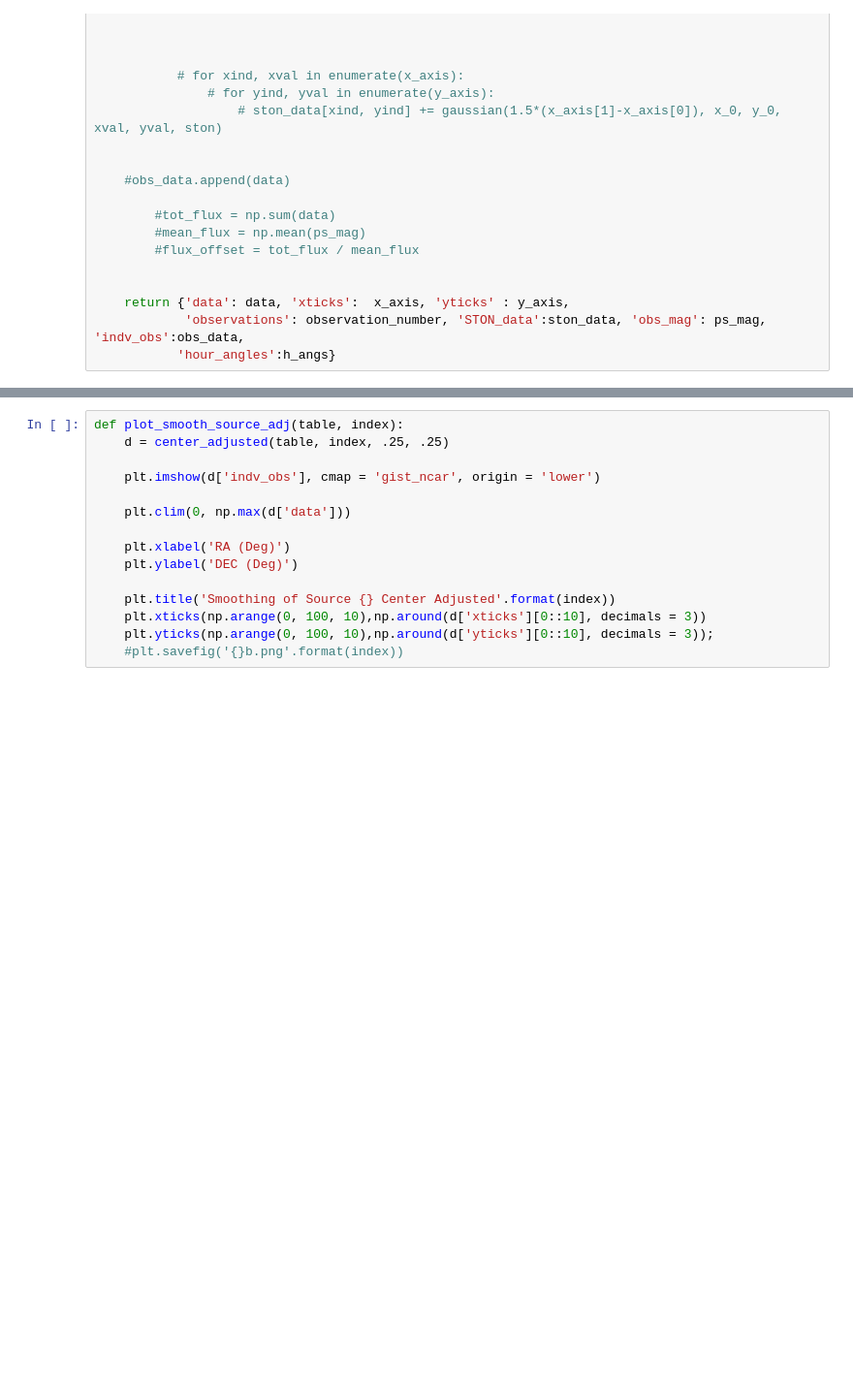
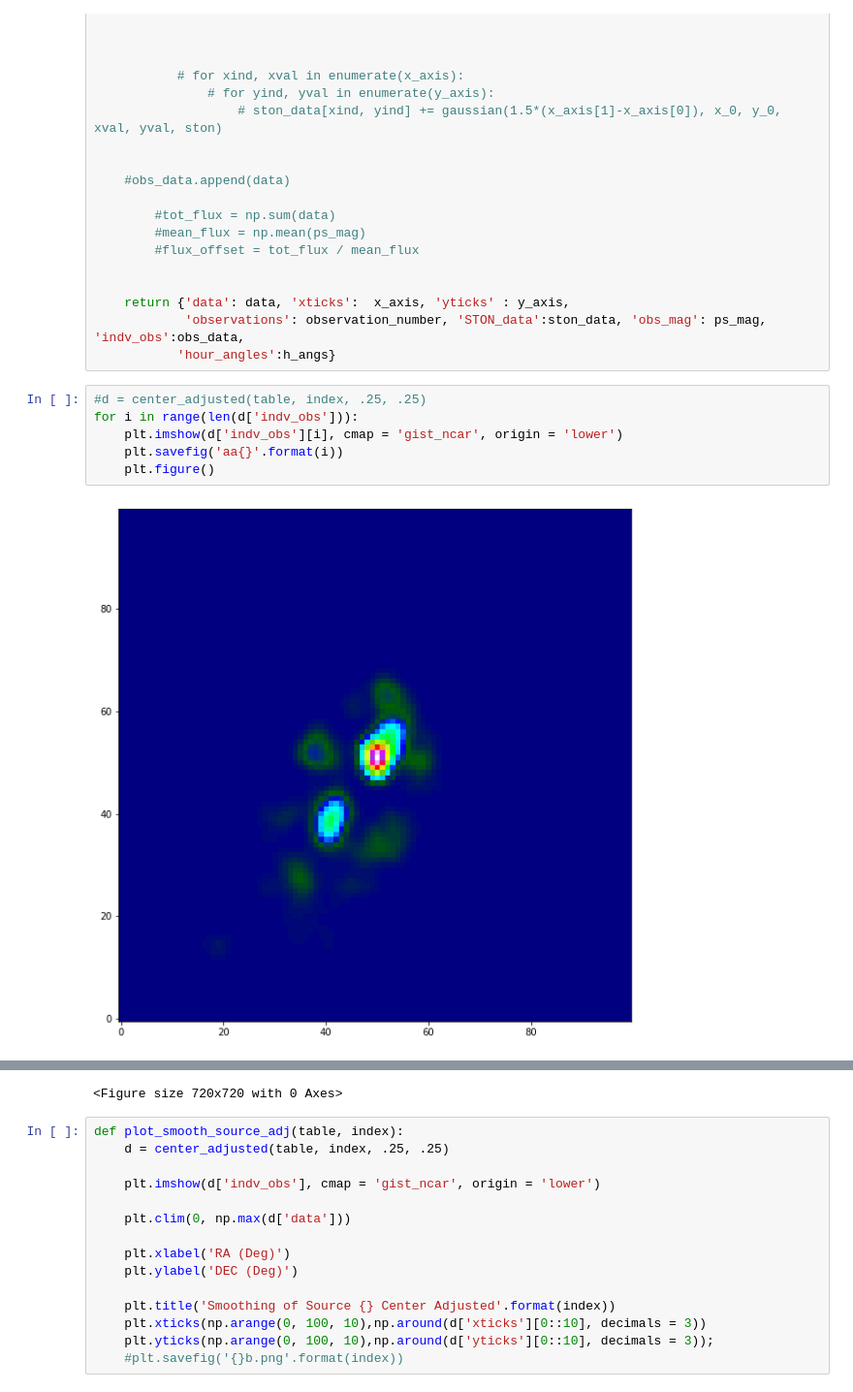
Before and after one commit to kelceydavis33/Source_Matching, a Jupyter notebook: GLEAM_p37.ipynb, the cells around one changed output, grey strips where cells are left out. Shown at 97% size. Drawn from its saved outputs; the diff is of its cells as text; blank space fills up the shorter version.

```diff
--- a/GLEAM_p37.ipynb
+++ b/GLEAM_p37.ipynb
@@ -1431,3 +1445,11 @@ def center_adjusted(table, index, x_stretch, y_stretch):
     return {'data': data, 'xticks':  x_axis, 'yticks' : y_axis,
             'observations': observation_number, 'STON_data':ston_data, 'obs_mag': ps_mag, 'indv_obs':obs_data,
            'hour_angles':h_angs}
+# %%
+#d = center_adjusted(table, index, .25, .25)
+for i in range(len(d['indv_obs'])):
+    plt.imshow(d['indv_obs'][i], cmap = 'gist_ncar', origin = 'lower')
+    plt.savefig('aa{}'.format(i))
+    plt.figure()
+# %% [output]
+[figure, added]
@@ -1434,3 +1461,4 @@ def center_adjusted(table, index, x_stretch, y_stretch):
+<Figure size 720x720 with 0 Axes>
 # %%
 def plot_smooth_source_adj(table, index):
     d = center_adjusted(table, index, .25, .25)
```
Also changed, not shown: parts of 18 cells of this notebook.
